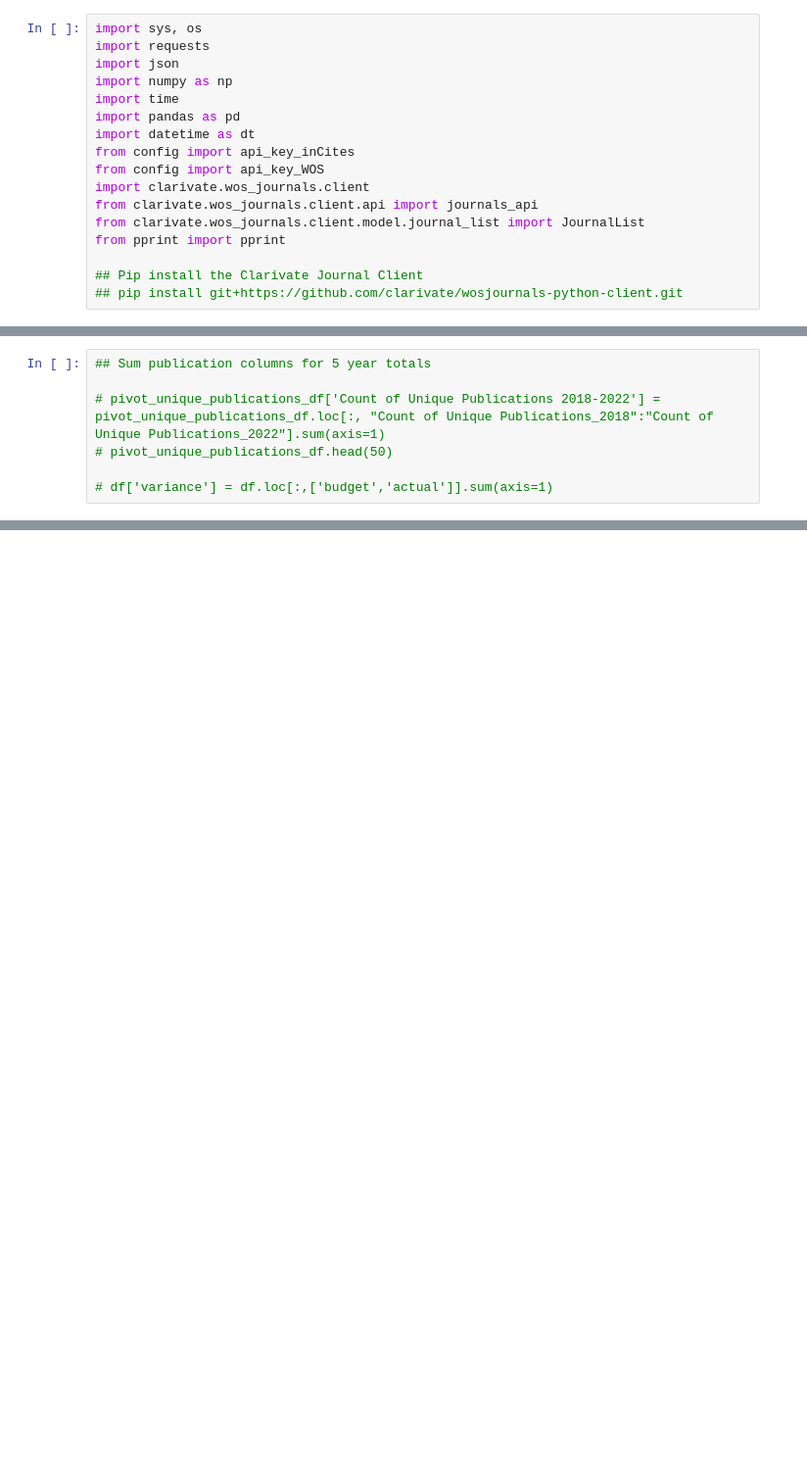
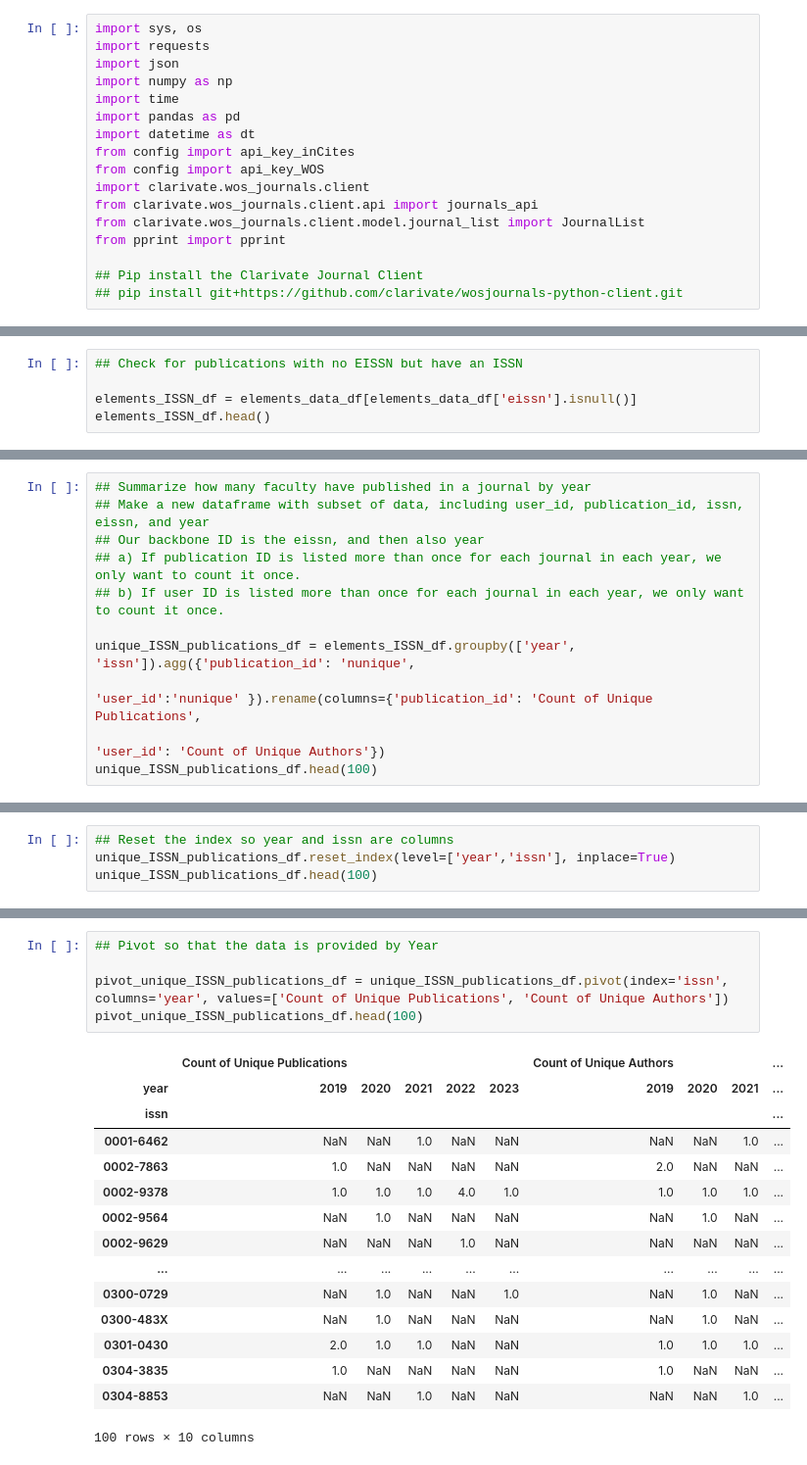
Before and after one commit to kglibrarian/Galter_CMMS_Analysis_ILL_Requests_Turnaways_Report_2024, a Jupyter notebook: CMMS_ILL_Requests_Turnaways.ipynb, the cells around one changed output, grey strips where cells are left out. Shown at 98% size. Cells and saved outputs as stored; diff of their text form; blank space fills up the shorter version.

```diff
--- a/CMMS_ILL_Requests_Turnaways.ipynb
+++ b/CMMS_ILL_Requests_Turnaways.ipynb
@@ -87,7 +244,5 @@ for col in pivot_unique_publications_df.columns:
 # %%
-## Sum publication columns for 5 year totals
+## Check for publications with no EISSN but have an ISSN
 
-# pivot_unique_publications_df['Count of Unique Publications 2018-2022'] = pivot_unique_publications_df.loc[:, "Count of Unique Publications_2018":"Count of Unique Publications_2022"].sum(axis=1)
-# pivot_unique_publications_df.head(50)
-
-# df['variance'] = df.loc[:,['budget','actual']].sum(axis=1)
+elements_ISSN_df = elements_data_df[elements_data_df['eissn'].isnull()]
+elements_ISSN_df.head()
@@ -93,0 +257,11 @@ for col in pivot_unique_publications_df.columns:
+# %%
+## Summarize how many faculty have published in a journal by year
+## Make a new dataframe with subset of data, including user_id, publication_id, issn, eissn, and year
+## Our backbone ID is the eissn, and then also year
+## a) If publication ID is listed more than once for each journal in each year, we only want to count it once.
+## b) If user ID is listed more than once for each journal in each year, we only want to count it once.
+
+unique_ISSN_publications_df = elements_ISSN_df.groupby(['year', 'issn']).agg({'publication_id': 'nunique',
+                                                                          'user_id':'nunique' }).rename(columns={'publication_id': 'Count of Unique Publications',
+                                                                                                                'user_id': 'Count of Unique Authors'})
+unique_ISSN_publications_df.head(100)
@@ -93,0 +283,4 @@ for col in pivot_unique_publications_df.columns:
+# %%
+## Reset the index so year and issn are columns
+unique_ISSN_publications_df.reset_index(level=['year','issn'], inplace=True)
+unique_ISSN_publications_df.head(100)
@@ -93,0 +323,21 @@ for col in pivot_unique_publications_df.columns:
+# %%
+## Pivot so that the data is provided by Year
+
+pivot_unique_ISSN_publications_df = unique_ISSN_publications_df.pivot(index='issn', columns='year', values=['Count of Unique Publications', 'Count of Unique Authors'])
+pivot_unique_ISSN_publications_df.head(100)
+# %% [output]
+|  | Count of Unique Publications |  |  |  |  | Count of Unique Authors |  |  | ... |
+| year | 2019 | 2020 | 2021 | 2022 | 2023 | 2019 | 2020 | 2021 | ... |
+| issn |  |  |  |  |  |  |  |  | ... |
+| 0001-6462 | NaN | NaN | 1.0 | NaN | NaN | NaN | NaN | 1.0 | ... |
+| 0002-7863 | 1.0 | NaN | NaN | NaN | NaN | 2.0 | NaN | NaN | ... |
+| 0002-9378 | 1.0 | 1.0 | 1.0 | 4.0 | 1.0 | 1.0 | 1.0 | 1.0 | ... |
+| 0002-9564 | NaN | 1.0 | NaN | NaN | NaN | NaN | 1.0 | NaN | ... |
+| 0002-9629 | NaN | NaN | NaN | 1.0 | NaN | NaN | NaN | NaN | ... |
+| ... | ... | ... | ... | ... | ... | ... | ... | ... | ... |
+| 0300-0729 | NaN | 1.0 | NaN | NaN | 1.0 | NaN | 1.0 | NaN | ... |
+| 0300-483X | NaN | 1.0 | NaN | NaN | NaN | NaN | 1.0 | NaN | ... |
+| 0301-0430 | 2.0 | 1.0 | 1.0 | NaN | NaN | 1.0 | 1.0 | 1.0 | ... |
+| 0304-3835 | 1.0 | NaN | NaN | NaN | NaN | 1.0 | NaN | NaN | ... |
+| 0304-8853 | NaN | NaN | 1.0 | NaN | NaN | NaN | NaN | 1.0 | ... |
+100 rows × 10 columns
```
Also changed, not shown: parts of 25 cells of this notebook, 1 other file.
